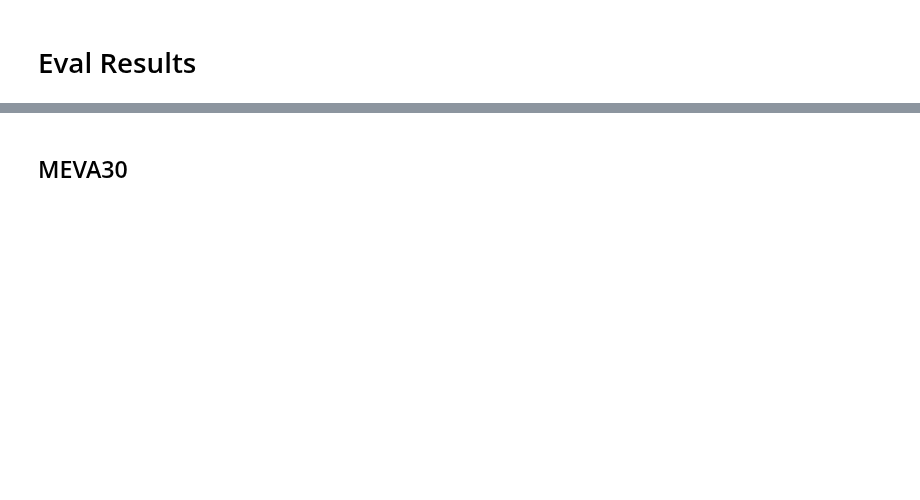
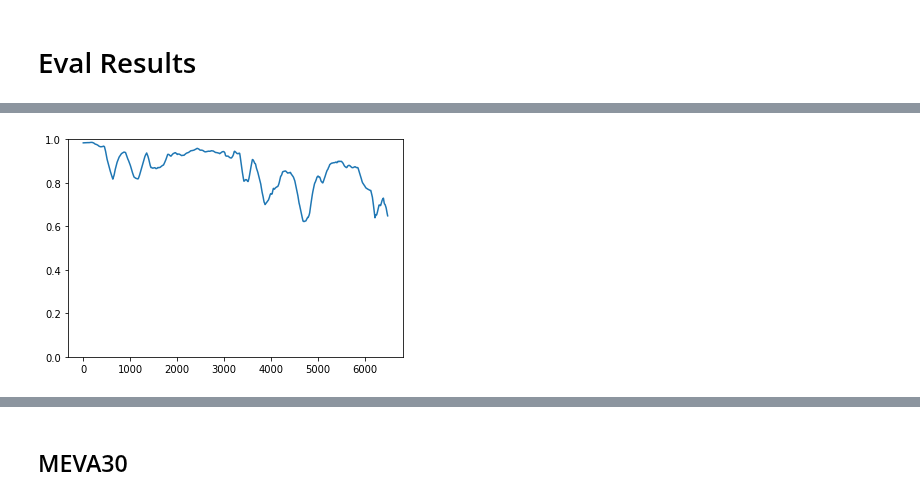
Before and after one commit to 2food/APEC, a Jupyter notebook: meva.ipynb, the cells around one changed output, grey strips where cells are left out. Drawn from its saved outputs; the diff is of its cells as text; code cells hidden in the pictures; blank space fills up the shorter version.

```diff
--- a/meva.ipynb
+++ b/meva.ipynb
@@ -341,0 +378,4 @@ score_per_joint_per_frame(oks_testval)
+# %%
+score_per_frame(oks_testval, savename=f'{model_name}-oks.png')
+# %% [output]
+[figure, added]
```
Also changed, not shown: parts of 46 cells of this notebook, 3 other files.
